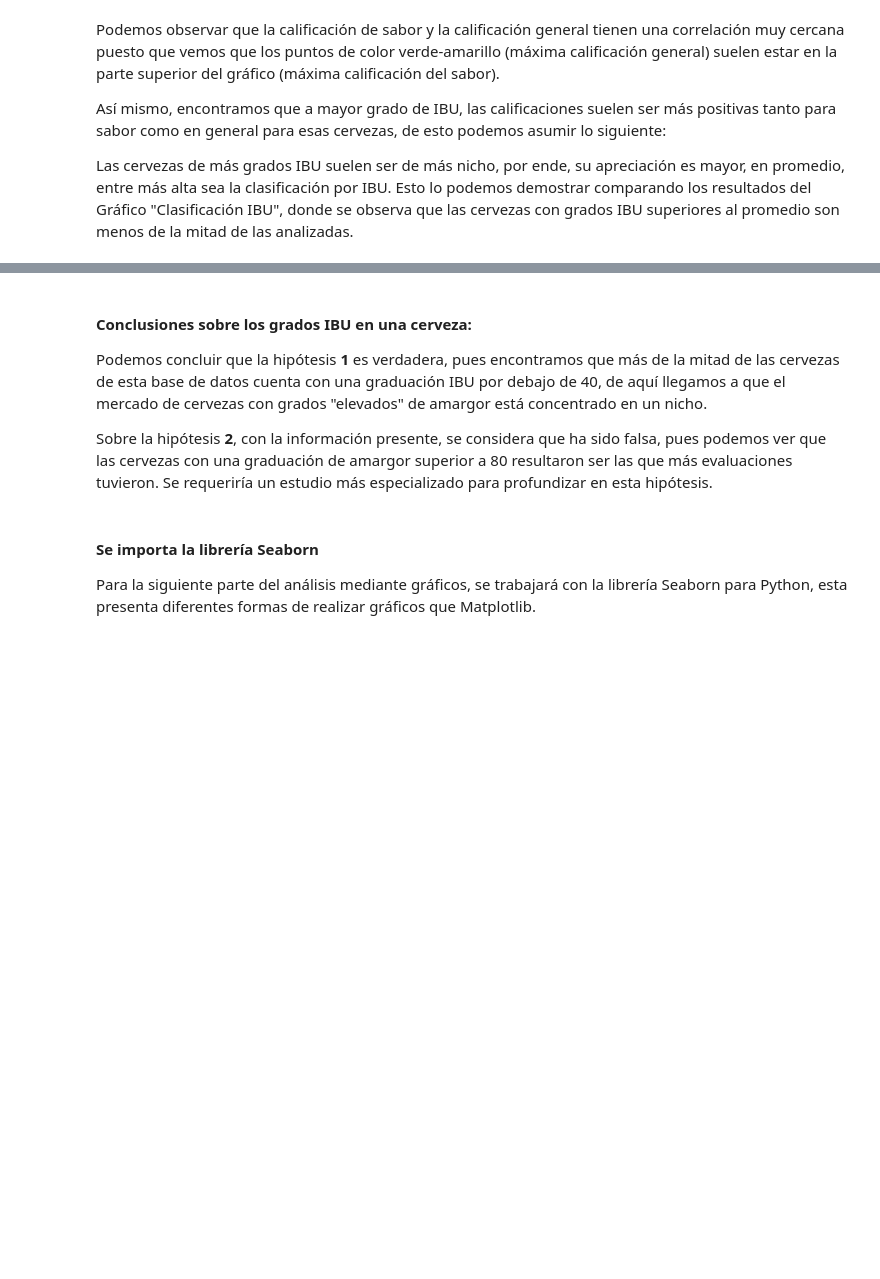
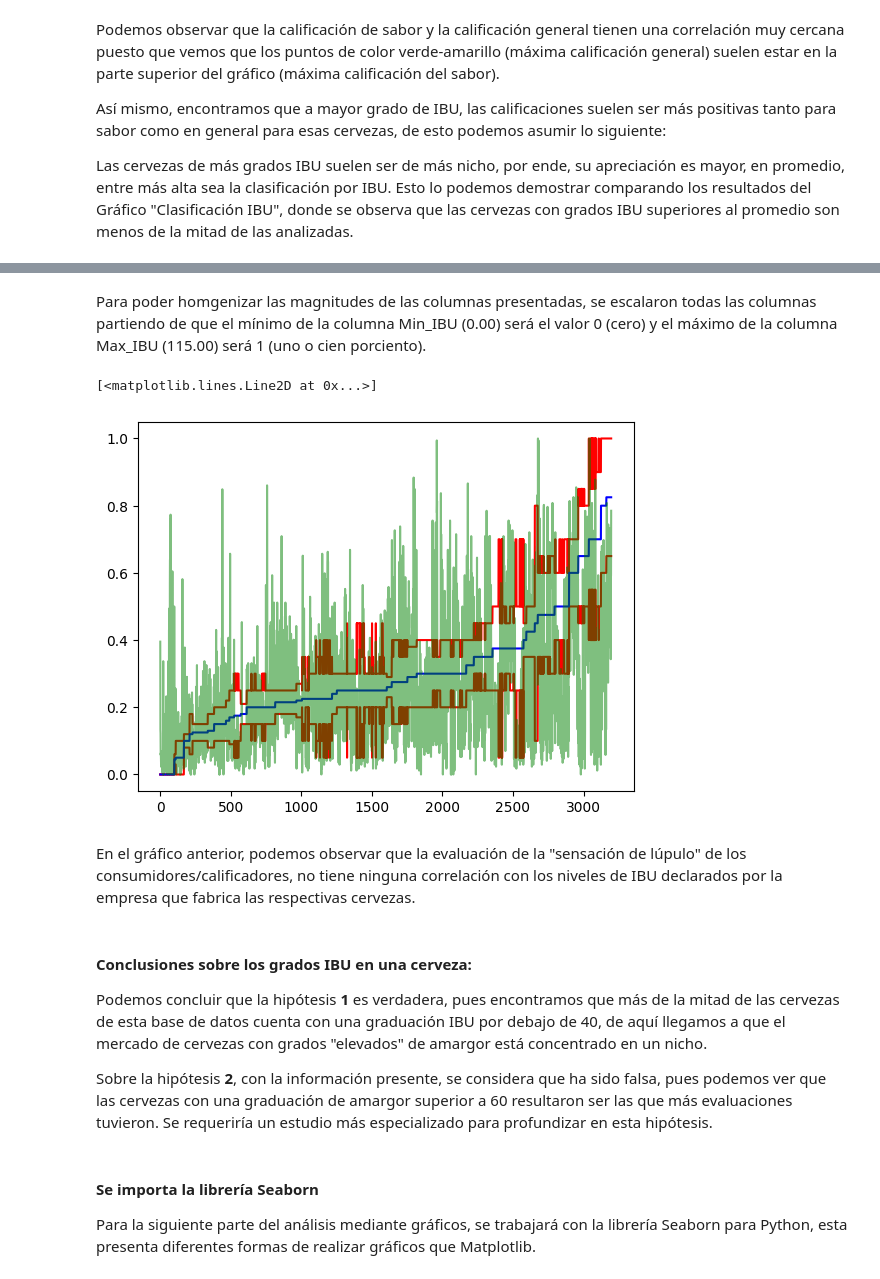
Before and after one commit to JMRRT1992/Coderhouse, a Jupyter notebook: Proyecto/Data/Raw/Entrega 2/vizualizacion_ReyesRetanaT.ipynb, the cells around one changed output, grey strips where cells are left out. Saved outputs shown, nothing was run; the diff lists cells and outputs as text; code cells hidden in the pictures; blank space fills up the shorter version.

```diff
--- a/Proyecto/Data/Raw/Entrega 2/vizualizacion_ReyesRetanaT.ipynb
+++ b/Proyecto/Data/Raw/Entrega 2/vizualizacion_ReyesRetanaT.ipynb
@@ -411,22 +411,14 @@ Las cervezas de más grados IBU suelen ser de más nicho, por ende, su apreciaci
 #Crearemos un Data Frame adicional para ordenarlo y poder realizar el gráfico que buscamos.
 wrk_df.rename(columns = {"Min IBU" : "Min_IBU"}, inplace = True)
 wrk_df.rename(columns = {"Max IBU" : "Max_IBU"}, inplace = True)
-Min_IBU_series = wrk_df['Min_IBU']
-Max_IBU_series = wrk_df['Max_IBU']
-Prom_IBU_series = wrk_df['IBU_Promedio']
-Hoppy_series = wrk_df['Hoppy']
 
-Min_IBU_series = pd.DataFrame(Min_IBU_series)
-Max_IBU_series = pd.DataFrame(Max_IBU_series)
-Prom_IBU_series = pd.DataFrame(Prom_IBU_series)
-Hoppy_series = pd.DataFrame(Hoppy_series)
+IBU_df = wrk_df[["Min_IBU", "Max_IBU", "IBU_Promedio", "Hoppy"]].copy()
+IBU_df = IBU_df.sort_values(by = ["IBU_Promedio"])
+IBU_df = IBU_df.reset_index()
+IBU_df = IBU_df.drop("Name", axis = 1)
 
-Min_IBU_series = Min_IBU_series.sort_values(by = "Min_IBU")
-Max_IBU_series = Max_IBU_series.sort_values(by = "Max_IBU")
-Prom_IBU_series = Prom_IBU_series.sort_values(by = "IBU_Promedio")
-Hoppy_series = Hoppy_series.sort_values(by = "Hoppy")
-
-IBU_df = Prom_IBU_series.merge(Max_IBU_series, how = "right").reset_index()
+IBU_df = (IBU_df - IBU_df["Min_IBU"].min())/(IBU_df["Max_IBU"].max() - IBU_df["Min_IBU"].min())
+IBU_df["Hoppy"] = (IBU_df["Hoppy"] - IBU_df["Hoppy"].min())/(IBU_df["Hoppy"].max() - IBU_df["Hoppy"].min())
 
 IBU_df
 # %% [output]
@@ -434,8 +438,23 @@ MergeError: No common columns to perform merge on. Merge options: left_on=None,
+# %% [markdown]
+Para poder homgenizar las magnitudes de las columnas presentadas, se escalaron todas las columnas partiendo de que el mínimo de la columna Min_IBU (0.00) será el valor 0 (cero) y el máximo de la columna Max_IBU (115.00) será 1 (uno o cien porciento).
+# %%
+#Creamos la gráfica tipo "fill between".
+IBU4,ax = plt.subplots()
+
+ax.plot(IBU_df.index, IBU_df["Min_IBU"], c = "red")
+ax.plot(IBU_df.index, IBU_df["Max_IBU"],c = "red")
+ax.plot(IBU_df.index, IBU_df["IBU_Promedio"],c = "blue")
+ax.plot(IBU_df.index, IBU_df["Hoppy"], alpha = 0.5, c = "green")
+# %% [output]
+[<matplotlib.lines.Line2D at 0x...>]
+[figure, added]
+# %% [markdown]
+En el gráfico anterior, podemos observar que la evaluación de la "sensación de lúpulo" de los consumidores/calificadores, no tiene ninguna correlación con los niveles de IBU declarados por la empresa que fabrica las respectivas cervezas.
 # %% [markdown]
 #### Conclusiones sobre los grados IBU en una cerveza:
 Podemos concluir que la hipótesis **1** es verdadera, pues encontramos que más de la mitad de las cervezas de esta base de datos cuenta con una graduación IBU por debajo de 40, de aquí llegamos a que el mercado de cervezas con grados "elevados" de amargor está concentrado en un nicho.
 
-Sobre la hipótesis **2**, con la información presente, se considera que ha sido falsa, pues podemos ver que las cervezas con una graduación de amargor superior a 80 resultaron ser las que más evaluaciones tuvieron. Se requeriría un estudio más especializado para profundizar en esta hipótesis.
+Sobre la hipótesis **2**, con la información presente, se considera que ha sido falsa, pues podemos ver que las cervezas con una graduación de amargor superior a 60 resultaron ser las que más evaluaciones tuvieron. Se requeriría un estudio más especializado para profundizar en esta hipótesis.
 # %% [markdown]
 #### Se importa la librería Seaborn
 Para la siguiente parte del análisis mediante gráficos, se trabajará con la librería Seaborn para Python, esta presenta diferentes formas de realizar gráficos que Matplotlib.
```
Also changed, not shown: parts of 8 cells of this notebook.
